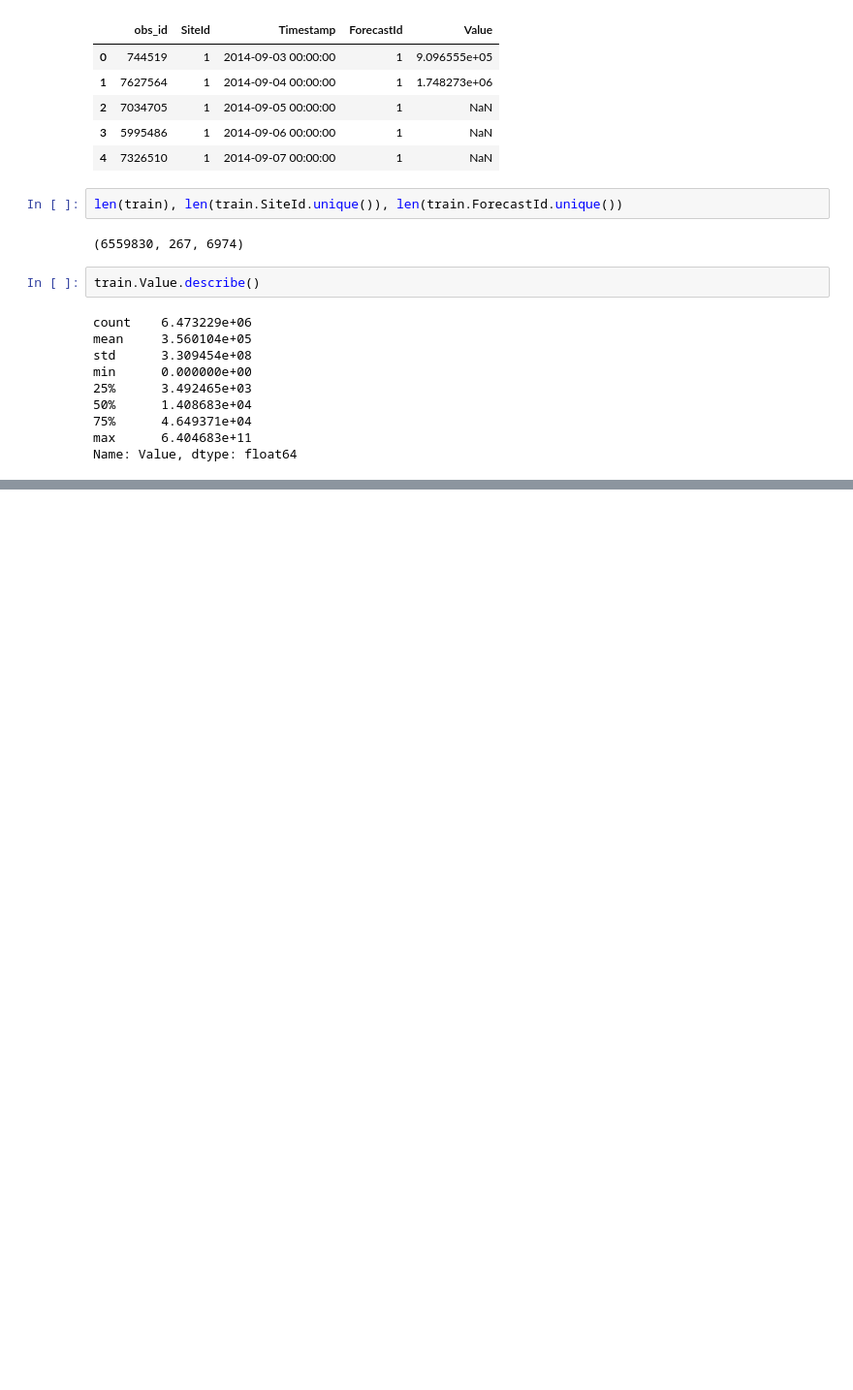
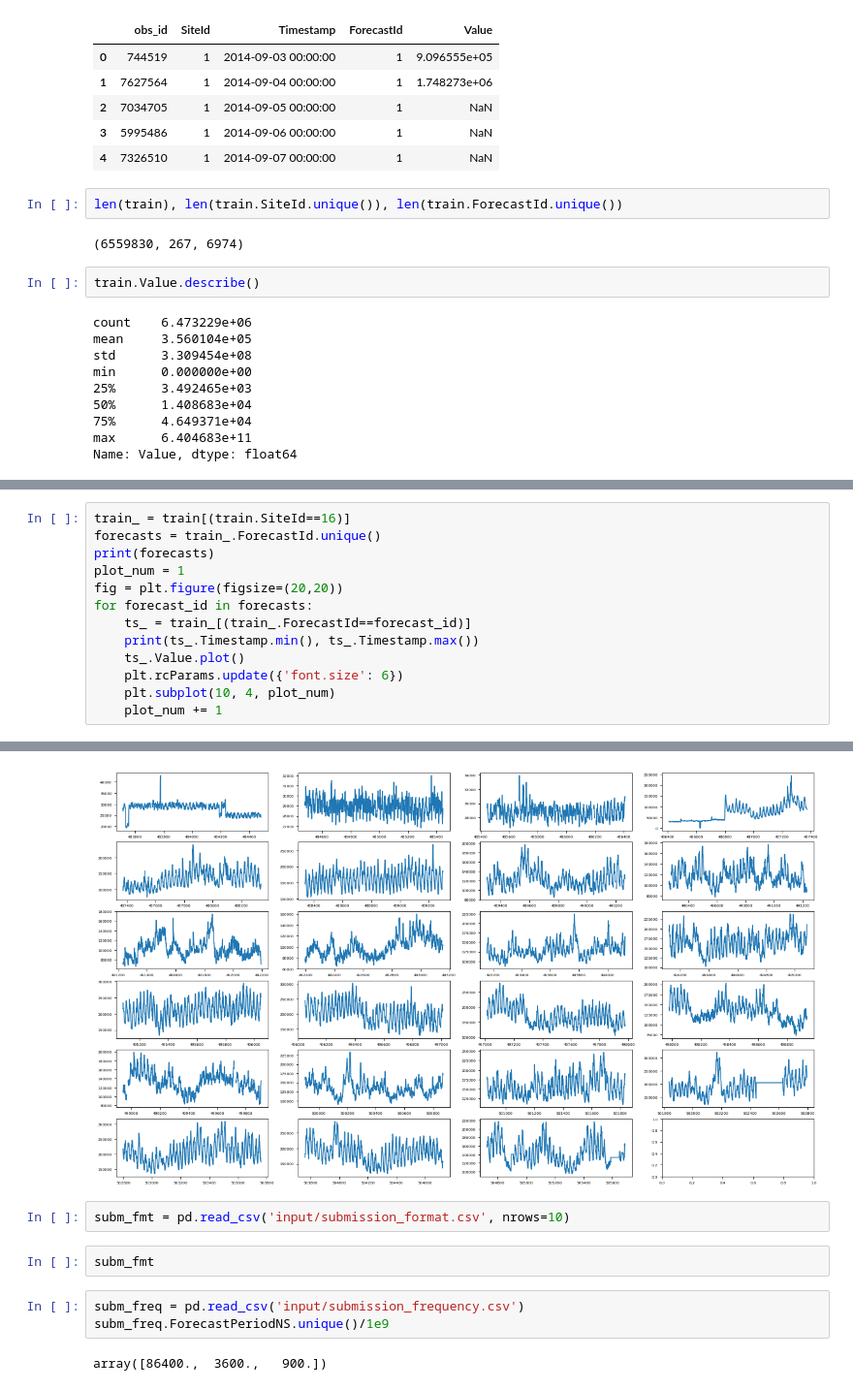
Before and after one commit to cxz/notebooks, a Jupyter notebook: energy_consumption/Draft.ipynb, the cells around one changed output, grey strips where cells are left out. Shown at 97% size. Drawn from its saved outputs; the diff is of its cells as text; blank space fills up the shorter version.

```diff
--- a/energy_consumption/Draft.ipynb
+++ b/energy_consumption/Draft.ipynb
@@ -86,0 +132,14 @@ Name: Value, dtype: float64
+# %%
+train_ = train[(train.SiteId==16)]
+forecasts = train_.ForecastId.unique()
+print(forecasts)
+plot_num = 1
+fig = plt.figure(figsize=(20,20))
+for forecast_id in forecasts:
+    ts_ = train_[(train_.ForecastId==forecast_id)]
+    print(ts_.Timestamp.min(), ts_.Timestamp.max())
+    ts_.Value.plot()
+    plt.rcParams.update({'font.size': 6})
+    plt.subplot(10, 4, plot_num)
+    plot_num += 1
+# %% [output]
@@ -86,0 +163,10 @@ Name: Value, dtype: float64
+[figure, added]
+# %%
+subm_fmt = pd.read_csv('input/submission_format.csv', nrows=10)
+# %%
+subm_fmt
+# %%
+subm_freq = pd.read_csv('input/submission_frequency.csv')
+subm_freq.ForecastPeriodNS.unique()/1e9
+# %% [output]
+array([86400.,  3600.,   900.])
```
Also changed, not shown: parts of 6 cells of this notebook.
